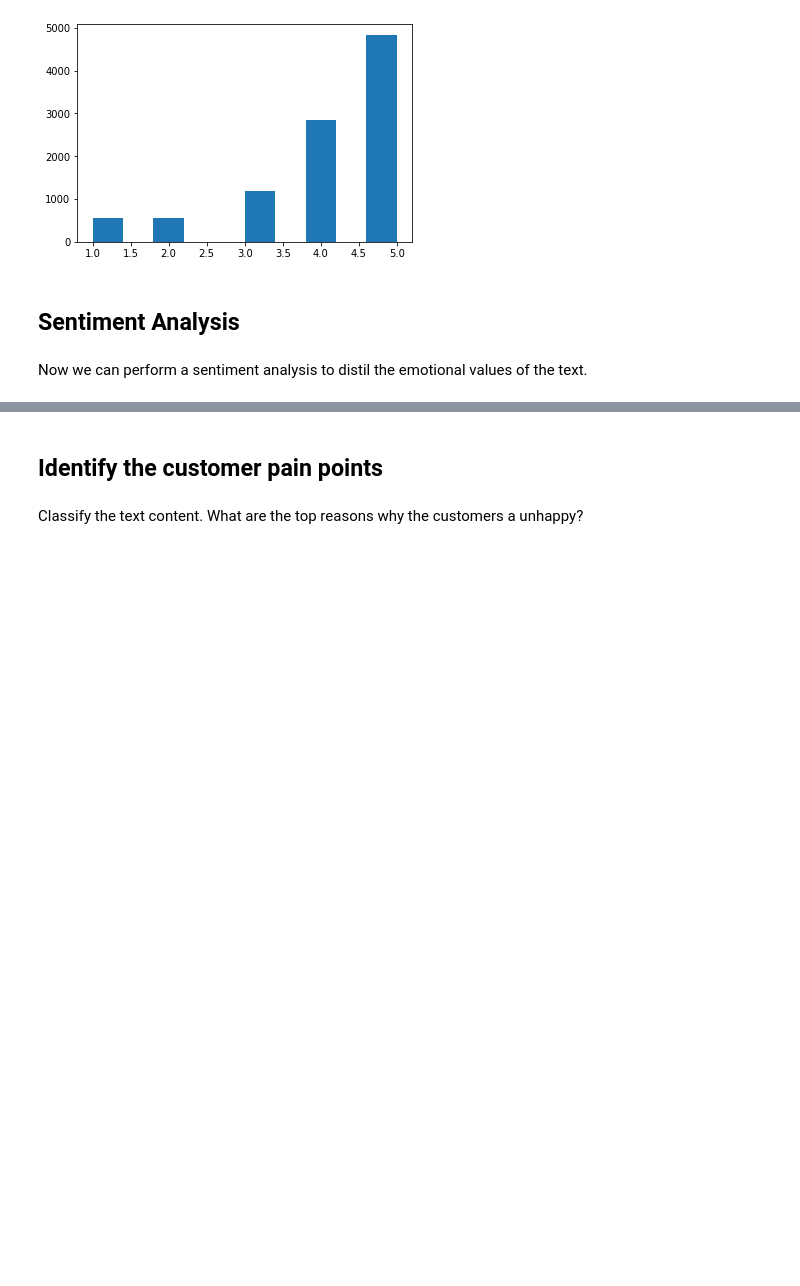
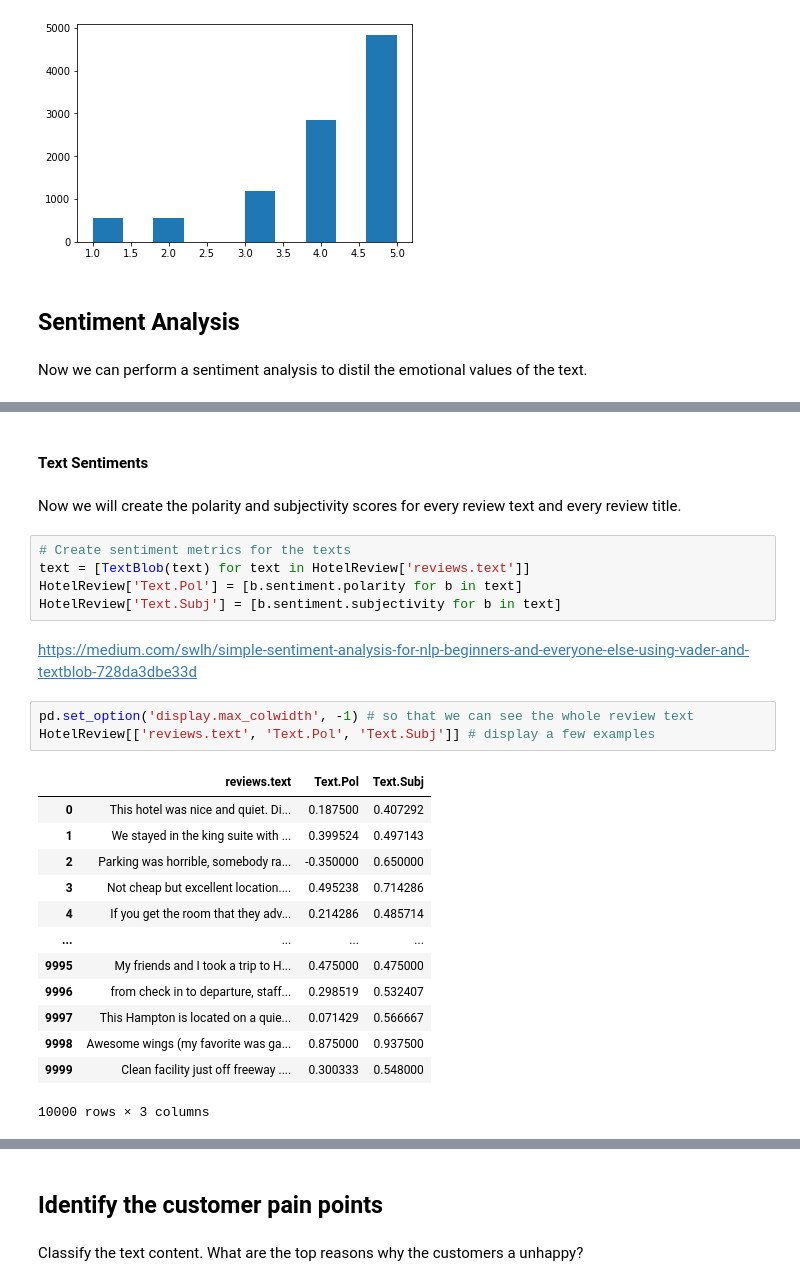
Before and after one commit to Muellar/HotelReviews, a Jupyter notebook: Hotel Reviews.ipynb, the cells around one changed output, grey strips where cells are left out. Drawn from its saved outputs; the diff is of its cells as text; blank space fills up the shorter version.

```diff
--- a/Hotel Reviews.ipynb
+++ b/Hotel Reviews.ipynb
@@ -90,0 +102,28 @@ The first statement was classified as very positive, which is plausible. But the
+# %% [markdown]
+#### Text Sentiments
+# %% [markdown]
+Now we will create the polarity and subjectivity scores for every review text and every review title.
+# %%
+# Create sentiment metrics for the texts
+text = [TextBlob(text) for text in HotelReview['reviews.text']]
+HotelReview['Text.Pol'] = [b.sentiment.polarity for b in text]
+HotelReview['Text.Subj'] = [b.sentiment.subjectivity for b in text]
+# %% [markdown]
+https://medium.com/swlh/simple-sentiment-analysis-for-nlp-beginners-and-everyone-else-using-vader-and-textblob-728da3dbe33d
+# %%
+pd.set_option('display.max_colwidth', -1) # so that we can see the whole review text
+HotelReview[['reviews.text', 'Text.Pol', 'Text.Subj']] # display a few examples
+# %% [output]
+|  | reviews.text | Text.Pol | Text.Subj |
+| 0 | This hotel was nice and quiet. Di... | 0.187500 | 0.407292 |
+| 1 | We stayed in the king suite with ... | 0.399524 | 0.497143 |
+| 2 | Parking was horrible, somebody ra... | -0.350000 | 0.650000 |
+| 3 | Not cheap but excellent location.... | 0.495238 | 0.714286 |
+| 4 | If you get the room that they adv... | 0.214286 | 0.485714 |
+| ... | ... | ... | ... |
+| 9995 | My friends and I took a trip to H... | 0.475000 | 0.475000 |
+| 9996 | from check in to departure, staff... | 0.298519 | 0.532407 |
+| 9997 | This Hampton is located on a quie... | 0.071429 | 0.566667 |
+| 9998 | Awesome wings (my favorite was ga... | 0.875000 | 0.937500 |
+| 9999 | Clean facility just off freeway .... | 0.300333 | 0.548000 |
+10000 rows × 3 columns
```
Also changed, not shown: parts of 17 cells of this notebook.
